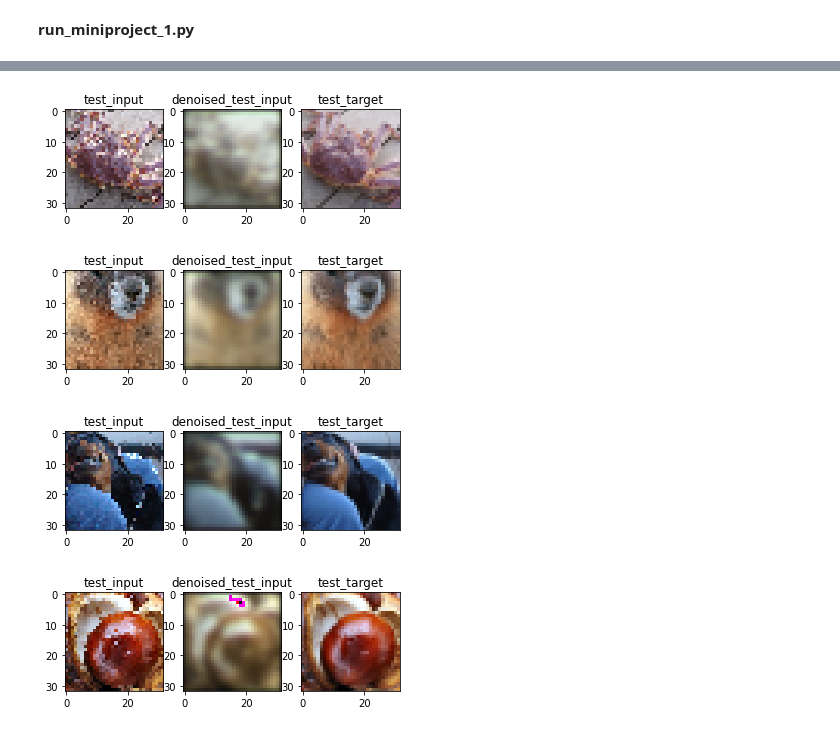
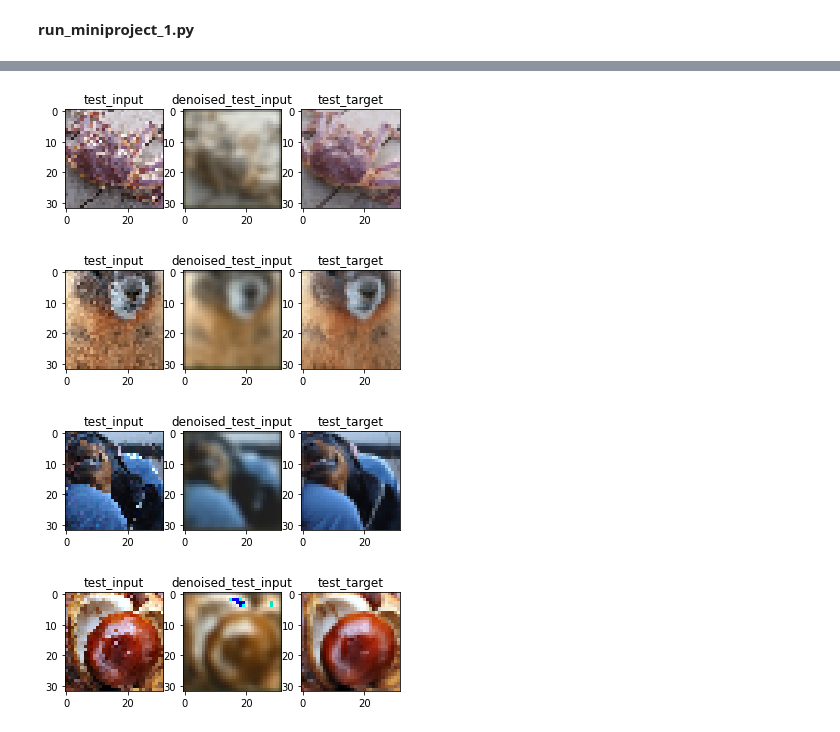
Before and after one commit to lucarezzonico/Deep-Learning, a Jupyter notebook: Mini_Project_1_colab.ipynb, the cells around one changed output, grey strips where cells are left out. Saved outputs shown, nothing was run; the diff lists cells and outputs as text; code cells hidden in the pictures.

```diff
--- a/Mini_Project_1_colab.ipynb
+++ b/Mini_Project_1_colab.ipynb
@@ -170,14 +159,14 @@ class Model():
 
         self.scheduler = optim.lr_scheduler.StepLR(self.optimizer, step_size=1, gamma=scheduler_gamma)
 
-    def save_model(self) -> None:
+    def save_model(self, path='Miniproject_2/bestmodel.pth') -> None:
         ## This saves the parameters of the model into bestmodel.pth
-        torch.save(self.model.state_dict(), 'Miniproject_1/bestmodel.pth')
+        torch.save(self.model.state_dict(), path)
         # print('model saved to bestmodel.pth')
 
-    def load_pretrained_model(self) -> None:
+    def load_pretrained_model(self, path='Miniproject_2/bestmodel.pth') -> None:
         ## This loads the parameters saved in bestmodel.pth into the model
-        m_state_dict = torch.load('Miniproject_1/bestmodel.pth')
+        m_state_dict = torch.load(path)
         self.model.load_state_dict(m_state_dict)
         # print('model loaded')
 
@@ -203,23 +192,17 @@ class Model():
                 loss.backward()  # takes time
                 self.optimizer.step()
 
+            print('epoch {:d}/{:d}'.format(e + 1, num_epochs), 'training loss = {:.5f}'.format(loss))
             self.scheduler.step()  # decrease learning rate
 
     def predict(self, test_input) -> torch.Tensor:
         #: test_input : tensor of size (N1 , C, H, W) that has to be denoised by the trained or the loaded network.
         #: returns a tensor of the size (N1 , C, H, W)
 
-        # predicted_output =  torch.empty_like(test_input)
-
-        # test_output = test_input.view(test_input.size(dim=0), -1)
-        # predicted_output = torch.argmax(nn.softmax(test_output).data, 1)
-
         test_input = test_input.to(self.device)
 
         test_input = test_input.float().div(255)
-
         predicted_output = self.model(test_input)
-
         predicted_output = predicted_output.mul(255).to(torch.uint8)
 
         return predicted_output
@@ -233,10 +216,12 @@ import matplotlib.pyplot as plt
 
 # from Miniproject_1.model import Model
 
+path_to_project = '/content/drive/MyDrive/Colab Notebooks/'
+
 # noisy_imgs_train_1, noisy_imgs_train_2 = torch.load('miniproject_dataset/train_data.pkl')
 # noisy_imgs_valid, clean_imgs_valid = torch.load('miniproject_dataset/val_data.pkl')
-noisy_imgs_train_1, noisy_imgs_train_2 = torch.load(open('/content/drive/MyDrive/Colab Notebooks/DL colabs/miniproject_dataset/train_data.pkl', 'rb'))
-noisy_imgs_valid, clean_imgs_valid = torch.load(open('/content/drive/MyDrive/Colab Notebooks/DL colabs/miniproject_dataset/val_data.pkl', 'rb'))
+noisy_imgs_train_1, noisy_imgs_train_2 = torch.load(open(path_to_project + 'miniproject_dataset/train_data.pkl', 'rb'))
+noisy_imgs_valid, clean_imgs_valid = torch.load(open(path_to_project + '/miniproject_dataset/val_data.pkl', 'rb'))
 
 print('noisy_imgs_train_1', noisy_imgs_train_1.size(), 'noisy_imgs_train_2', noisy_imgs_train_2.size())
 print('noisy_imgs_valid', noisy_imgs_valid.size(), 'clean_imgs_valid', clean_imgs_valid.size())
@@ -265,48 +250,62 @@ def plot_images(*args, titles):
 # plot_images(noisy_imgs_train_1[0:4, :, :, :], noisy_imgs_train_2[0:4, :, :, :], titles=['noisy_imgs_train_1','noisy_imgs_train_2'])
 # plot_images(noisy_imgs_valid[0:4, :, :, :], clean_imgs_valid[0:4, :, :, :], titles=['noisy_imgs_valid','clean_imgs_valid'])
 
-# # transform data
-# my_transforms = transforms.Compose(
-#     [   # Compose makes it possible to have many transforms
-#         # transforms.ToPILImage(),
-#         transforms.Resize((36, 36)),  # Resizes (32,32) to (36,36)
-#         transforms.RandomCrop((32, 32)),  # Takes a random (32,32) crop
-#         transforms.ColorJitter(brightness=0.5),  # Change brightness of image
-#         transforms.RandomRotation(degrees=45),  # Perhaps a random rotation from -45 to 45 degrees
-#         transforms.RandomHorizontalFlip(p=0.5),  # Flips the image horizontally with probability 0.5
-#         transforms.RandomVerticalFlip(p=0.05),  # Flips image vertically with probability 0.05
-#         transforms.RandomGrayscale(p=0.2),  # Converts to grayscale with probability 0.2
-#         # transforms.ToTensor(),  # Finally converts PIL image to tensor so we can train w. pytorch
-#         # transforms.Normalize(mean=[0.5, 0.5, 0.5], std=[0.5, 0.5, 0.5]),  # Note: these values aren't optimal
-#     ]
-# )
-#
-# transformed_imgs = my_transforms(noisy_imgs_train_1[0:4, :, :, :])
-# plot_images(transformed_imgs, titles=['transformed_imgs'])
+# transform data
+my_transforms = transforms.Compose(
+    [   # Compose makes it possible to have many transforms
+        # transforms.ToPILImage(),
+        # transforms.Resize((36, 36)),  # Resizes (32,32) to (36,36)
+        # transforms.RandomCrop((32, 32)),  # Takes a random (32,32) crop
+        # transforms.ColorJitter(brightness=0.5),  # Change brightness of image
+        # transforms.RandomRotation(degrees=45),  # Perhaps a random rotation from -45 to 45 degrees
+        transforms.RandomHorizontalFlip(p=1),  # Flips the image horizontally with probability 0.5
+        transforms.RandomVerticalFlip(p=1),  # Flips image vertically with probability 0.05
+        # transforms.RandomGrayscale(p=0.2),  # Converts to grayscale with probability 0.2
+        # transforms.ToTensor(),  # Finally converts PIL image to tensor so we can train w. pytorch
+        # transforms.Normalize(mean=[0.5, 0.5, 0.5], std=[0.5, 0.5, 0.5]),  # Note: these values aren't optimal
+    ]
+)
+
+data_augmentation = False
+augmented_train_data_upper_index = 50000
+
+if data_augmentation:
+    transformed_imgs = my_transforms(torch.cat((noisy_imgs_train_1[0:augmented_train_data_upper_index, :, :, :], noisy_imgs_train_2[0:augmented_train_data_upper_index, :, :, :]), dim=0))
+
+    noisy_imgs_train_1 = torch.cat((noisy_imgs_train_1, transformed_imgs[0:int(len(transformed_imgs)/2)]), dim=0)
+    noisy_imgs_train_2 = torch.cat((noisy_imgs_train_2, transformed_imgs[int(len(transformed_imgs)/2):int(len(transformed_imgs))]), dim=0)
+
+    # print(len(noisy_imgs_train_1), len(noisy_imgs_train_2))
+    # plot_images(transformed_imgs, titles=['transformed_imgs'])
 
 ################################################################################
 
 #subset of data
-train_data_upper_index = 1000
+train_data_upper_index = 50000
 train_input = noisy_imgs_train_1[0:train_data_upper_index, :, :, :]
 train_target = noisy_imgs_train_2[0:train_data_upper_index, :, :, :]
-test_input = noisy_imgs_valid[0:train_data_upper_index, :, :, :]
-test_target = clean_imgs_valid[0:train_data_upper_index, :, :, :]
+test_input = noisy_imgs_valid[0:1000, :, :, :]
+test_target = clean_imgs_valid[0:1000, :, :, :]
 
-# model = Model(net='Net', lr=1e-1, optimizer='SGD', criterion='MSE', scheduler_gamma=1)
+model = Model(net='Net', lr=1e-1, optimizer='SGD', criterion='MSE', scheduler_gamma=1)
 # model = Model(net='Net', lr=1e-3, optimizer='Adam', criterion='MSE', scheduler_gamma=1)
 # model = Model(net='Net', lr=1e-3, optimizer='Adagrad', criterion='MSE', scheduler_gamma=1)
-model = Model(net='Net', lr=5e-1, optimizer='Adadelta', criterion='MSE', scheduler_gamma=1)
+# model = Model(net='Net', lr=5e-1, optimizer='Adadelta', criterion='MSE', scheduler_gamma=1)
+
+# model = Model(net='Net2', lr=1e-1, optimizer='SGD', criterion='MSE', scheduler_gamma=1)
+# model = Model(net='Net2', lr=5e-4, optimizer='Adam', criterion='MSE', scheduler_gamma=1)
+# model = Model(net='Net2', lr=1e-3, optimizer='Adagrad', criterion='MSE', scheduler_gamma=1)
+# model = Model(net='Net2', lr=5e-1, optimizer='Adadelta', criterion='MSE', scheduler_gamma=1)
 
 # train
-model.train(train_input, train_target, num_epochs=2, mini_batch_size=20, lambda_l2=0)
-# model.save_model()
+model.train(train_input, train_target, num_epochs=7, mini_batch_size=20, lambda_l2=0)
+model.save_model(path_to_project + 'Miniproject_1/bestmodel.pth')
 
 # load model
-# model.load_pretrained_model()
+model.load_pretrained_model(path_to_project + 'Miniproject_1/bestmodel.pth')
 
 # denoise input
-denoised_test_input = model.predict(test_input).cpu().detach()
+denoised_test_input = model.predict(test_input).cpu()
 
 # PSNR
 psnr_mean = float(compute_psnr_mean(denoised_test_input.float().div(255), test_target.float().div(255)))
@@ -315,7 +314,8 @@ print('mean psnr = {:.5f}'.format(psnr_mean),'dB', 'std psnr = {:.5f}'.format(ps
 
 
 # plot denoised image
-plot_images(test_input[0:4,:,:,:], denoised_test_input[0:4,:,:,:], test_target[0:4,:,:,:], titles=['test_input','denoised_test_input','test_target'])
+plot_images(test_input[0:4,:,:,:], denoised_test_input[0:4,:,:,:].detach(), test_target[0:4,:,:,:],
+            titles=['test_input','denoised_test_input','test_target'])
 # %% [output]
 noisy_imgs_train_1 torch.Size([50000, 3, 32, 32]) noisy_imgs_train_2 torch.Size([50000, 3, 32, 32])
 noisy_imgs_valid torch.Size([1000, 3, 32, 32]) clean_imgs_valid torch.Size([1000, 3, 32, 32])
@@ -324,4 +331,4 @@ mean psnr = 17.01733 dB std psnr = 3.23318 dB
 [figure]
 [figure]
 [figure]
-[figure, old version]
+[figure, new version]
```
Also changed, not shown: parts of 3 cells of this notebook, 8 other files.
